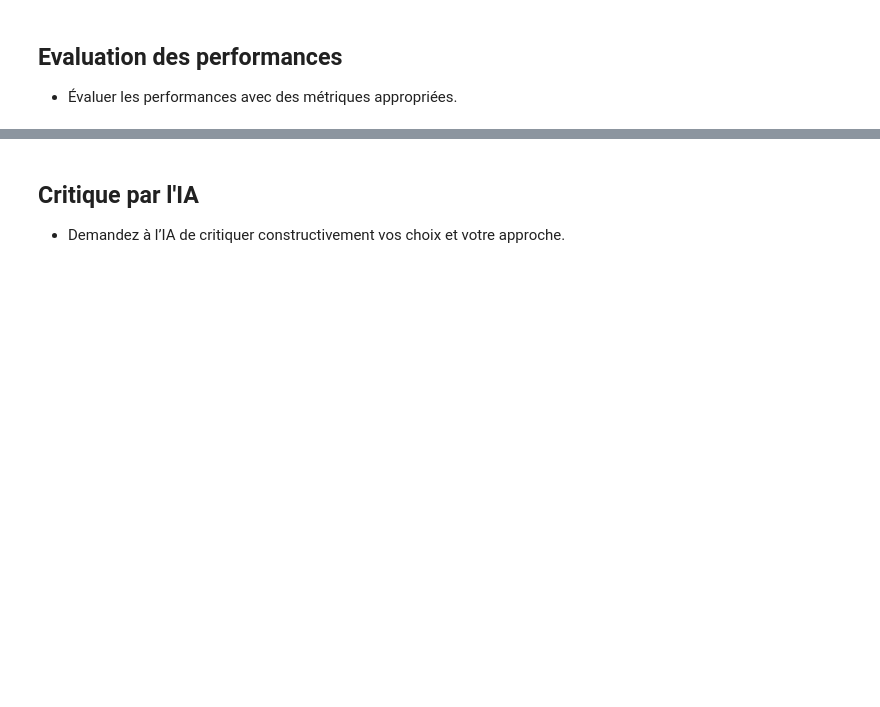
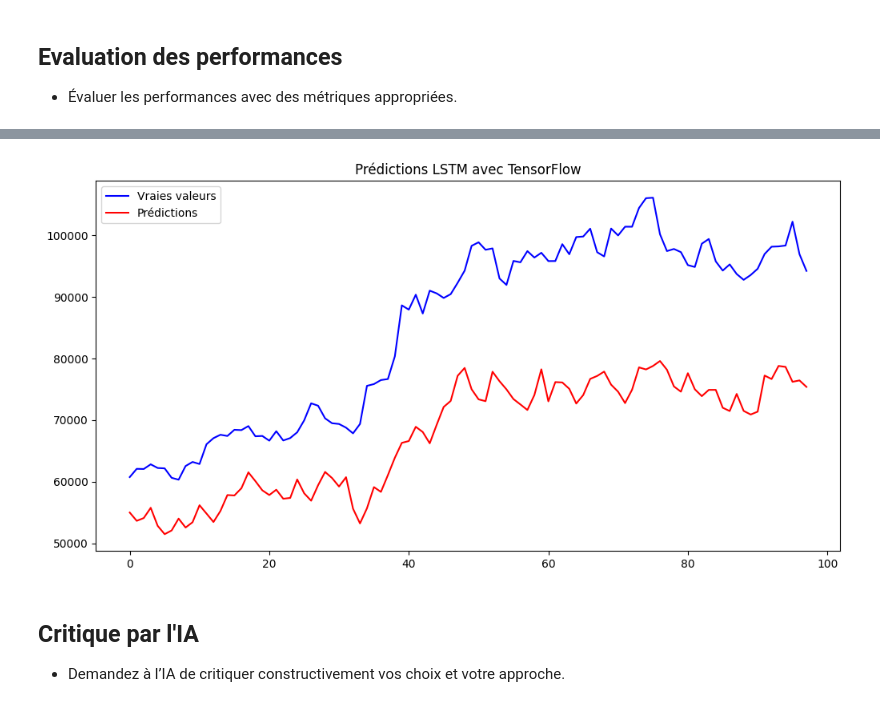
Before and after one commit to Jadorlo/Projet_ml, a Jupyter notebook: notebook/projet_ml_LUNEL_DJAREDDIR_G19.ipynb, the cells around one changed output, grey strips where cells are left out. Saved outputs shown, nothing was run; the diff lists cells and outputs as text; code cells hidden in the pictures; blank space fills up the shorter version.

```diff
--- a/notebook/projet_ml_LUNEL_DJAREDDIR_G19.ipynb
+++ b/notebook/projet_ml_LUNEL_DJAREDDIR_G19.ipynb
@@ -542,0 +746,18 @@ plt.show()
+# %%
+# Définir le modèle
+model = Sequential([
+    LSTM(64, input_shape=(sequence_length, X_train.shape[2]), return_sequences=False),
+    Dense(1)  # Prédiction d'une seule valeur
+])
+
+# Compilation du modèle
+model.compile(optimizer='adam', loss='mse')
+# %%
+# Entraînement
+history = model.fit(
+    X_train, y_train,
+    validation_split=0.2,  # Utiliser 10% des données d'entraînement pour validation
+    epochs=100,
+    batch_size=10,
+    verbose=1
+)
@@ -542,0 +782,16 @@ plt.show()
+# %%
+# Évaluation sur l'ensemble de test
+y_pred = model.predict(X_test)
+
+# Dénormaliser les valeurs
+y_pred_rescaled = scaler_target.inverse_transform(y_pred)
+y_test_rescaled = scaler_target.inverse_transform(y_test)
+
+# Visualisation des résultats
+plt.figure(figsize=(12, 6))
+plt.plot(y_test_rescaled, label="Vraies valeurs", color="blue")
+plt.plot(y_pred_rescaled, label="Prédictions", color="red")
+plt.legend()
+plt.title("Prédictions LSTM avec TensorFlow")
+plt.show()
+# %% [output]
@@ -543,3 +799,4 @@ plt.show()
+[figure, added]
 # %% [markdown]
 ## Critique par l'IA
 
```
Also changed, not shown: parts of 14 cells of this notebook.
